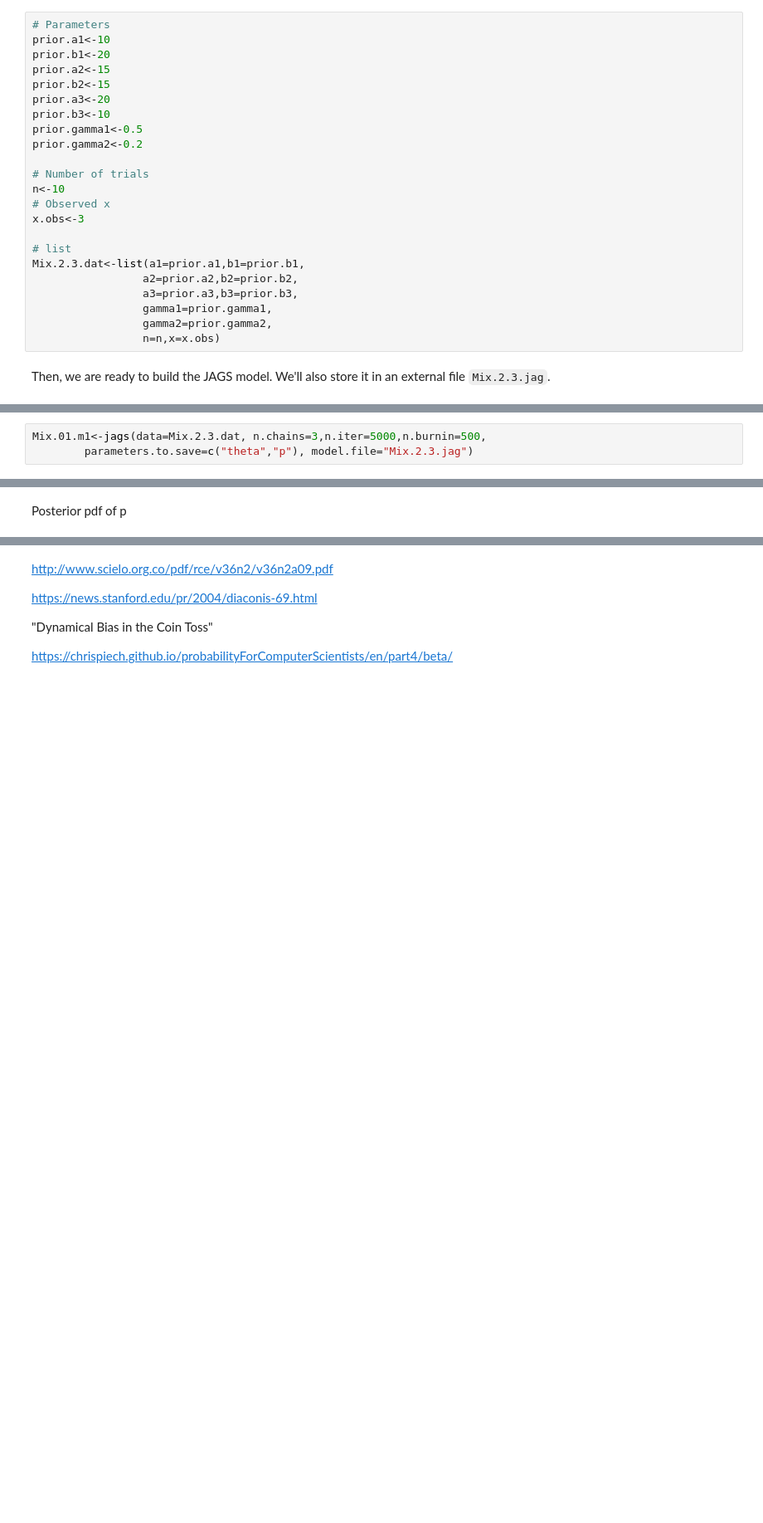
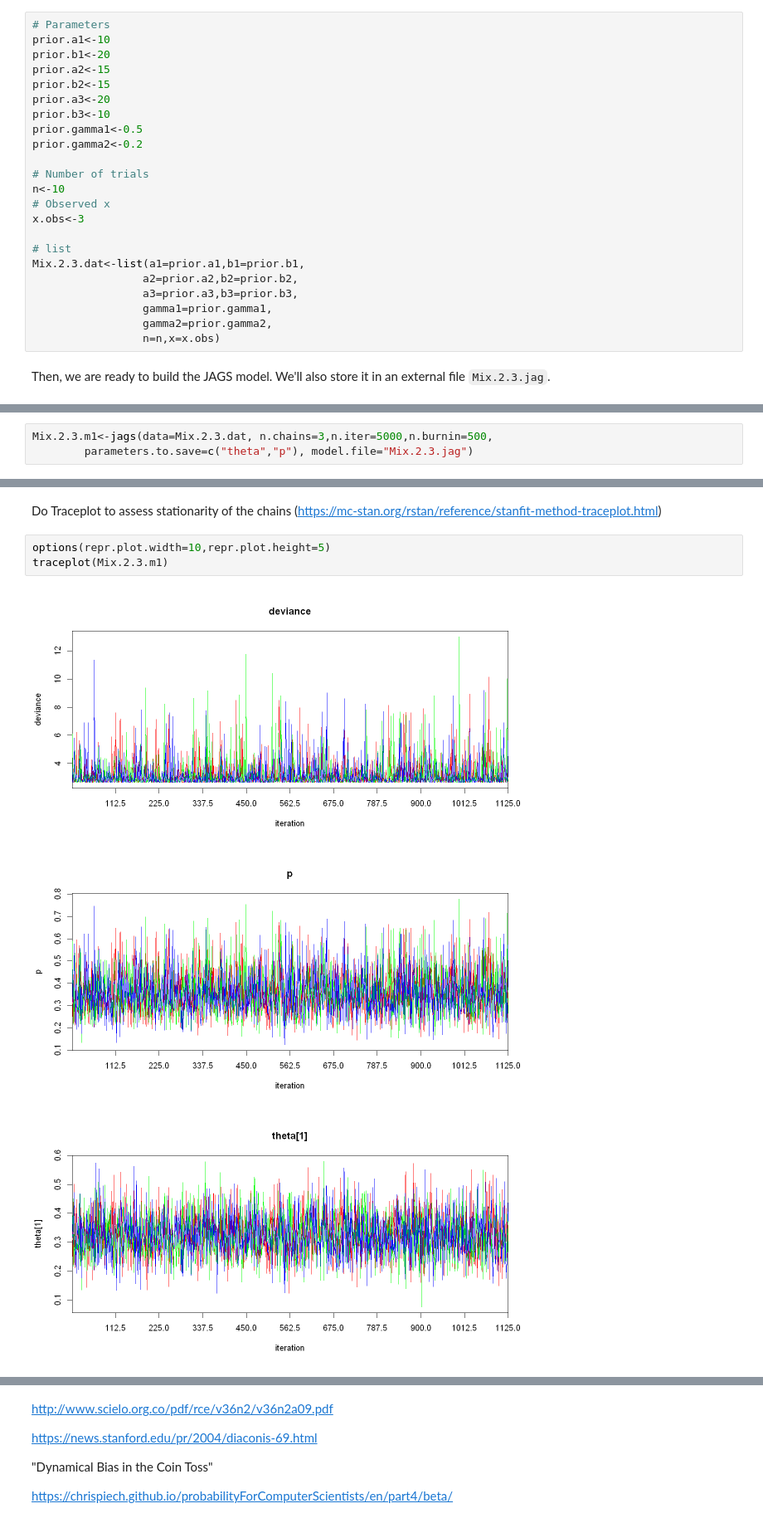
Before and after one commit to claudia-hm/BSPP, a Jupyter notebook: 2021-2022.Homework.01.Statements.ipynb, the cells around one changed output, grey strips where cells are left out. Shown at 83% size. Saved outputs shown, nothing was run; the diff lists cells and outputs as text; blank space fills up the shorter version.

```diff
--- a/2021-2022.Homework.01.Statements.ipynb
+++ b/2021-2022.Homework.01.Statements.ipynb
@@ -820,4 +797,4 @@ Now let's run JAGS
 # %%
-Mix.01.m1<-jags(data=Mix.2.3.dat, n.chains=3,n.iter=5000,n.burnin=500,
+Mix.2.3.m1<-jags(data=Mix.2.3.dat, n.chains=3,n.iter=5000,n.burnin=500,
         parameters.to.save=c("theta","p"), model.file="Mix.2.3.jag")
 # %% [output]
@@ -829,2 +830,9 @@ ERROR: Error in print(Mix.01.m1): object 'Mix.01.m1' not found
 # %% [markdown]
-Posterior pdf of p
+Do Traceplot to assess stationarity of the chains (https://mc-stan.org/rstan/reference/stanfit-method-traceplot.html)
+# %%
+options(repr.plot.width=10,repr.plot.height=5)
+traceplot(Mix.2.3.m1)
+# %% [output]
+[figure, added]
+[figure, added]
+[figure, added]
```
Also changed, not shown: parts of 25 cells of this notebook, 2 other files.
